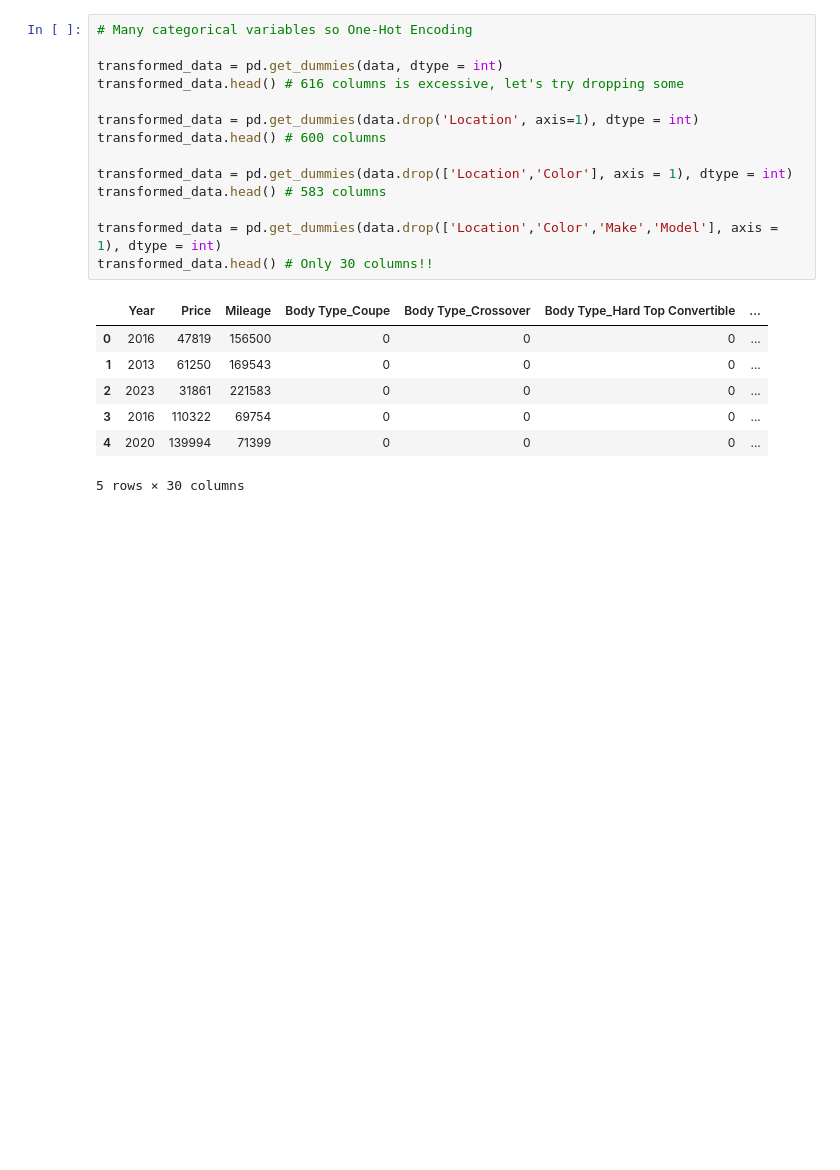
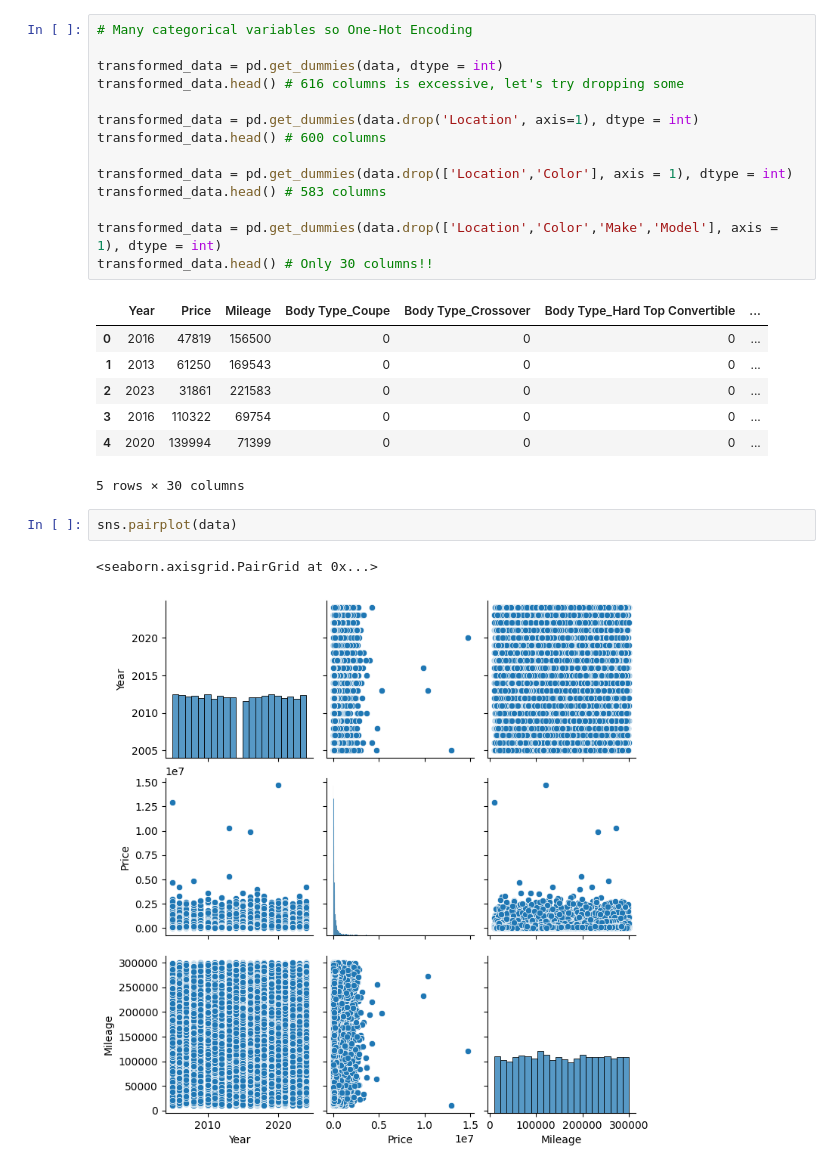
Before and after one commit to austinkirwin/public-projects, a Jupyter notebook: Python_projects/LinRegModelFromScratch/Building_a_Linear_Regression_Model.ipynb, the cells around one changed output. Cells and saved outputs as stored; diff of their text form; blank space fills up the shorter version.

```diff
--- a/Python_projects/LinRegModelFromScratch/Building_a_Linear_Regression_Model.ipynb
+++ b/Python_projects/LinRegModelFromScratch/Building_a_Linear_Regression_Model.ipynb
@@ -58,3 +61,8 @@ transformed_data.head() # Only 30 columns!!
 | 3 | 2016 | 110322 | 69754 | 0 | 0 | 0 | ... |
 | 4 | 2020 | 139994 | 71399 | 0 | 0 | 0 | ... |
 5 rows × 30 columns
+# %%
+sns.pairplot(data)
+# %% [output]
+<seaborn.axisgrid.PairGrid at 0x...>
+[figure, added]
```
Also changed, not shown: parts of 8 cells of this notebook.
